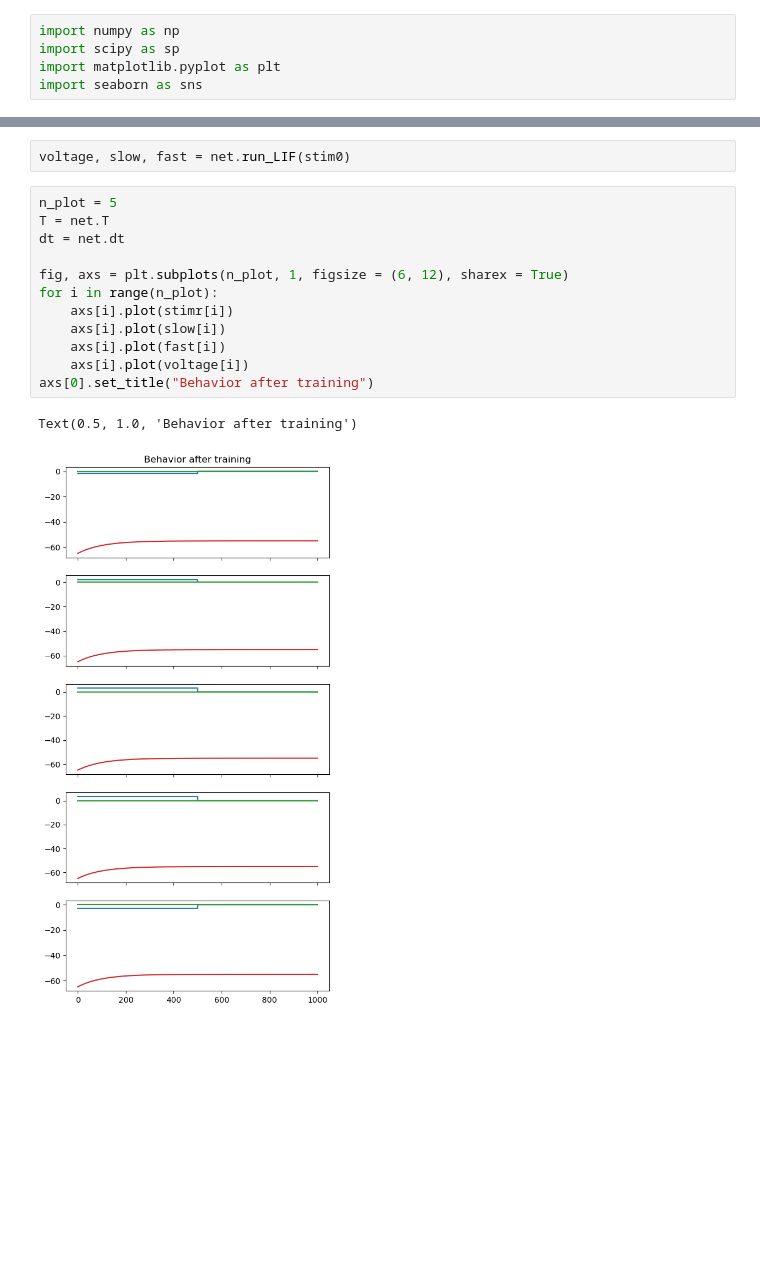
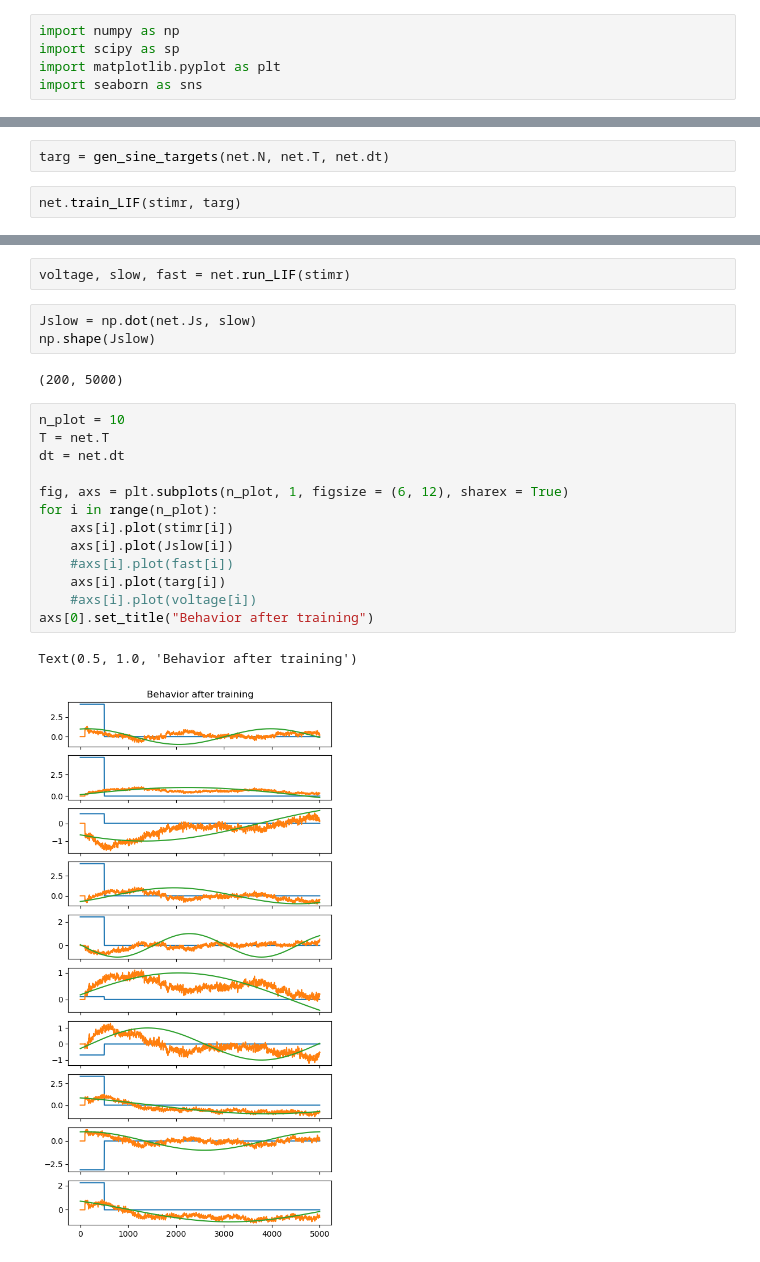
Before and after one commit to Sam-q-3736/srnn_rls, a Jupyter notebook: lif_testing.ipynb, the cells around one changed output, grey strips where cells are left out. Drawn from its saved outputs; the diff is of its cells as text; blank space fills up the shorter version.

```diff
--- a/lif_testing.ipynb
+++ b/lif_testing.ipynb
@@ -32,0 +32,4 @@ stimr = gen_rand_stim(n_par, time_par) * 5
+# %%
+targ = gen_sine_targets(net.N, net.T, net.dt)
+# %%
+net.train_LIF(stimr, targ)
@@ -33,17 +47,23 @@ stimr = gen_rand_stim(n_par, time_par) * 5
 # %%
-voltage, slow, fast = net.run_LIF(stim0)
+voltage, slow, fast = net.run_LIF(stimr)
+# %%
+Jslow = np.dot(net.Js, slow)
+np.shape(Jslow)
+# %% [output]
+(200, 5000)
 # %%
-n_plot = 5
+n_plot = 10
 T = net.T
 dt = net.dt
 
 fig, axs = plt.subplots(n_plot, 1, figsize = (6, 12), sharex = True)
 for i in range(n_plot):
     axs[i].plot(stimr[i])
-    axs[i].plot(slow[i])
-    axs[i].plot(fast[i])
-    axs[i].plot(voltage[i])
+    axs[i].plot(Jslow[i])
+    #axs[i].plot(fast[i])
+    axs[i].plot(targ[i])
+    #axs[i].plot(voltage[i])
 axs[0].set_title("Behavior after training")
 # %% [output]
 Text(0.5, 1.0, 'Behavior after training')
-[figure, old version]
+[figure, new version]
```
Also changed, not shown: parts of 16 cells of this notebook, 1 other file.
